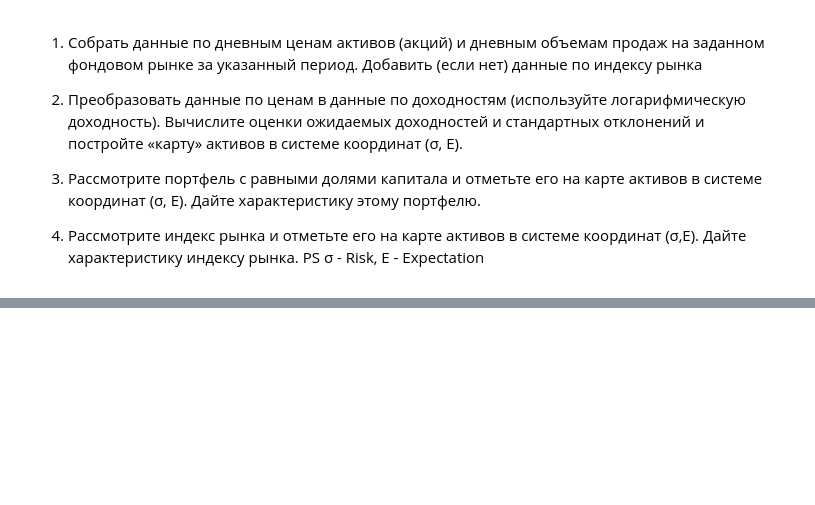
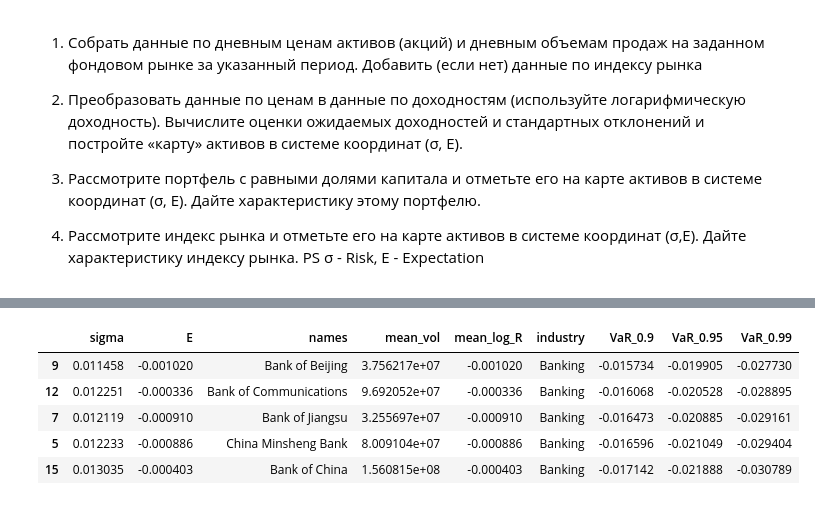
Before and after one commit to CodeSopranos/lab-1-financial-operations, a Jupyter notebook: main.VaR.ipynb, the cells around one changed output, grey strips where cells are left out. Drawn from its saved outputs; the diff is of its cells as text; code cells hidden in the pictures; blank space fills up the shorter version.

```diff
--- a/main.ipynb
+++ b/main.VaR.ipynb
@@ -79,0 +90,10 @@ fig.show()
+# %%
+from scipy import stats
+
+
+assets = list(stocks.keys())
+for asset in assets:
+    sample = stocks[asset]
+    stat, p= stats.shapiro(sample['Log_R'].iloc[1:])
+    if p > 0.049:
+        print('%s: **Statistics=%.3f, p-value=%.3f**' % (asset, stat, p))
@@ -79,0 +153,21 @@ fig.show()
+# %%
+# посчитаем VaR для всех активов (данным методом), предполагая, что они нормально распределены
+
+for asset in assets:
+    sample = stocks[asset]
+    for clvl in confidence_lvl:
+        ind = stocks_stat[stocks_stat.names == asset ].index[0]
+        stocks_stat.at[ind, 'VaR_'+str(clvl)] = norm.ppf(1-clvl,
+                                                                               sample['Log_R'].mean(),
+                                                                               sample['Log_R'].std())
+# %%
+# получим самые привлекательные активы, основываясь на VaR (у них наименьшие предполагаемые потери)
+
+stocks_stat.sort_values(['VaR_0.95'], ascending=[False]).head(5)
+# %% [output]
+|  | sigma | E | names | mean_vol | mean_log_R | industry | VaR_0.9 | VaR_0.95 | VaR_0.99 |
+| 9 | 0.011458 | -0.001020 | Bank of Beijing | 3.756217e+07 | -0.001020 | Banking | -0.015734 | -0.019905 | -0.027730 |
+| 12 | 0.012251 | -0.000336 | Bank of Communications | 9.692052e+07 | -0.000336 | Banking | -0.016068 | -0.020528 | -0.028895 |
+| 7 | 0.012119 | -0.000910 | Bank of Jiangsu | 3.255697e+07 | -0.000910 | Banking | -0.016473 | -0.020885 | -0.029161 |
+| 5 | 0.012233 | -0.000886 | China Minsheng Bank | 8.009104e+07 | -0.000886 | Banking | -0.016596 | -0.021049 | -0.029404 |
+| 15 | 0.013035 | -0.000403 | Bank of China | 1.560815e+08 | -0.000403 | Banking | -0.017142 | -0.021888 | -0.030789 |
```
Also changed, not shown: parts of 17 cells of this notebook, 2 other files.
